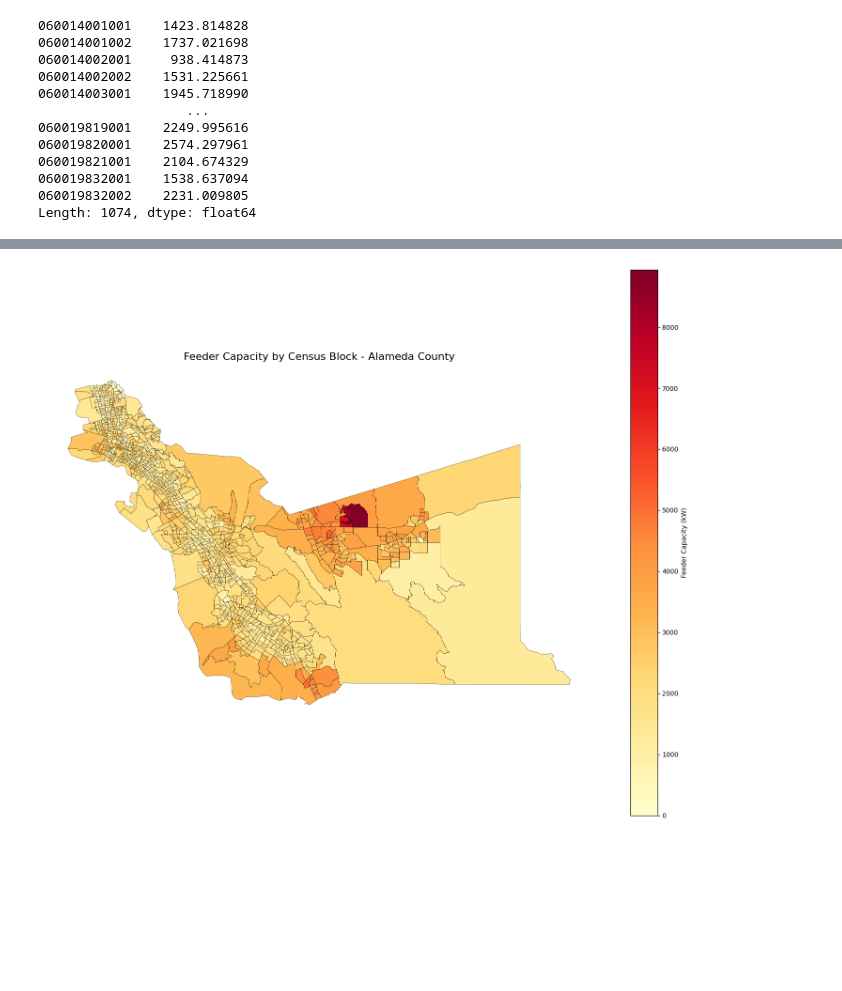
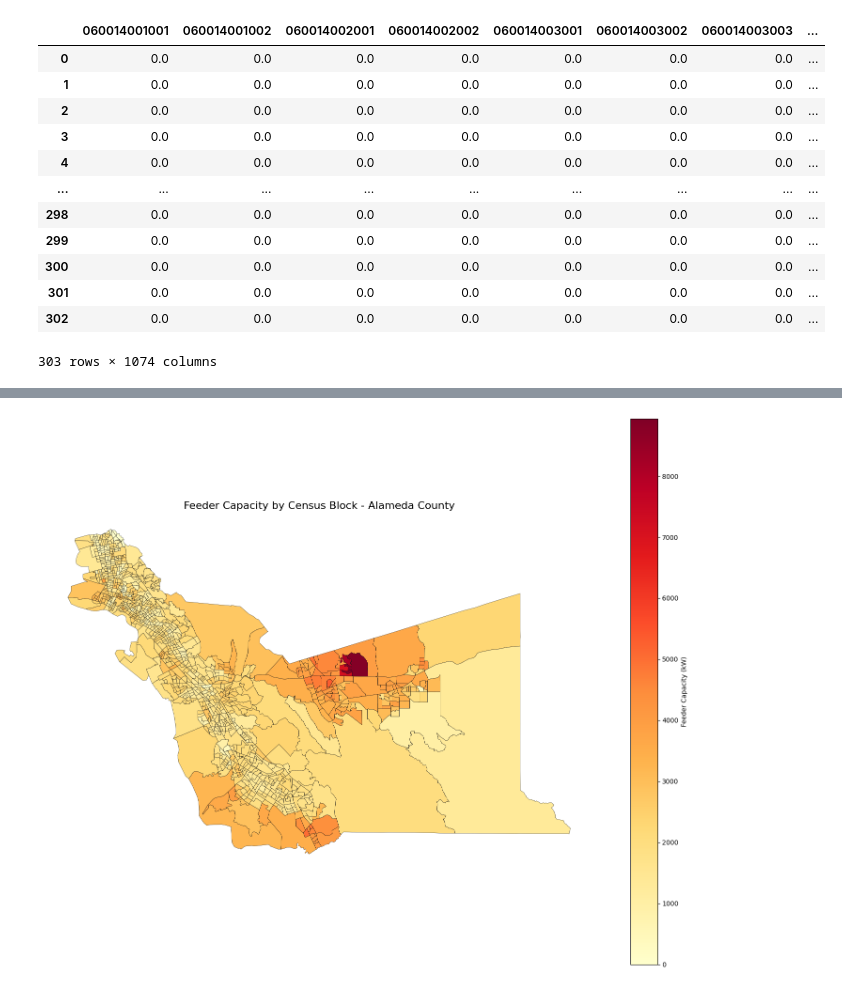
Before and after one commit to lazlop/OptimalChargerPlacement, a Jupyter notebook: notebooks/ev-adoption-analysis.ipynb, the cells around one changed output, grey strips where cells are left out. Cells and saved outputs as stored; diff of their text form; code cells hidden in the pictures; blank space fills up the shorter version.

```diff
--- a/notebooks/ev-adoption-analysis.ipynb
+++ b/notebooks/ev-adoption-analysis.ipynb
@@ -14,15 +12,16 @@ total_capacity_per_block = block_capacity_df.iloc[:, 2:].multiply(block_capacity
-# %%
-total_capacity_per_block
-# %% [output]
-060014001001    1423.814828
-060014001002    1737.021698
-060014002001     938.414873
-060014002002    1531.225661
-060014003001    1945.718990
-                   ...
-060019819001    2249.995616
-060019820001    2574.297961
-060019821001    2104.674329
-060019832001    1538.637094
-060019832002    2231.009805
-Length: 1074, dtype: float64
+# %%
+feeder_block_map_df
+# %% [output]
+|  | 060014001001 | 060014001002 | 060014002001 | 060014002002 | 060014003001 | 060014003002 | 060014003003 | ... |
+| 0 | 0.0 | 0.0 | 0.0 | 0.0 | 0.0 | 0.0 | 0.0 | ... |
+| 1 | 0.0 | 0.0 | 0.0 | 0.0 | 0.0 | 0.0 | 0.0 | ... |
+| 2 | 0.0 | 0.0 | 0.0 | 0.0 | 0.0 | 0.0 | 0.0 | ... |
+| 3 | 0.0 | 0.0 | 0.0 | 0.0 | 0.0 | 0.0 | 0.0 | ... |
+| 4 | 0.0 | 0.0 | 0.0 | 0.0 | 0.0 | 0.0 | 0.0 | ... |
+| ... | ... | ... | ... | ... | ... | ... | ... | ... |
+| 298 | 0.0 | 0.0 | 0.0 | 0.0 | 0.0 | 0.0 | 0.0 | ... |
+| 299 | 0.0 | 0.0 | 0.0 | 0.0 | 0.0 | 0.0 | 0.0 | ... |
+| 300 | 0.0 | 0.0 | 0.0 | 0.0 | 0.0 | 0.0 | 0.0 | ... |
+| 301 | 0.0 | 0.0 | 0.0 | 0.0 | 0.0 | 0.0 | 0.0 | ... |
+| 302 | 0.0 | 0.0 | 0.0 | 0.0 | 0.0 | 0.0 | 0.0 | ... |
+303 rows × 1074 columns
```
Also changed, not shown: parts of 10 cells of this notebook.
